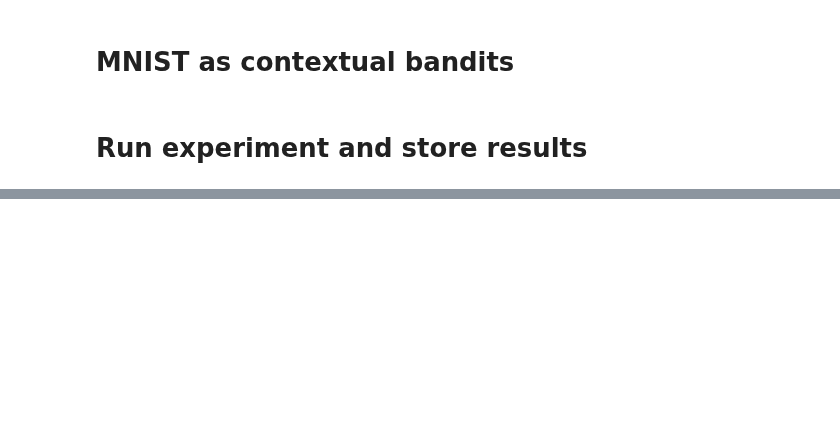
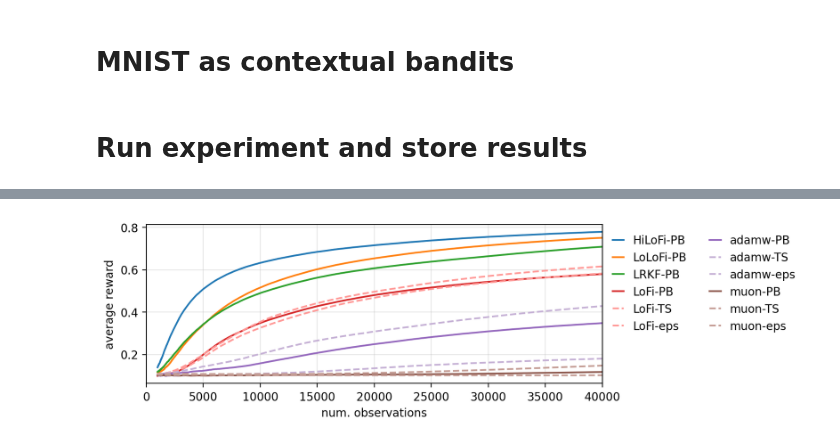
Before and after one commit to gerdm/low-rank-last-layer-inference, a Jupyter notebook: experiments/07-mnist-bandit-new.ipynb, the cells around one changed output, grey strips where cells are left out. Saved outputs shown, nothing was run; the diff lists cells and outputs as text; code cells hidden in the pictures; blank space fills up the shorter version.

```diff
--- a/experiments/07-mnist-bandit-new.ipynb
+++ b/experiments/07-mnist-bandit-new.ipynb
@@ -140,0 +45,13 @@ print(table.to_markdown())
+# %%
+def plot_rewards(rewards, hatch, color, **kwargs):
+    rewards = pd.DataFrame(rewards)
+    rewards_oracle = np.ones(len(rewards))[:, None]
+    regret = rewards_oracle - rewards
+
+    regret = regret.cumsum()
+    median = regret.mean(axis=1)
+    # lbound = stat.quantile(0.25, axis=1)
+    # ubound = stat.quantile(0.75, axis=1)
+
+    median.plot(color=color, **kwargs)
+    # plt.fill_between(median.index, lbound, ubound, alpha=0.2, color=color, hatch=hatch)
@@ -140,0 +84,84 @@ print(table.to_markdown())
+# %%
+%%time
+fig, ax = plt.subplots(figsize=(7.2, 4.2 * 0.6))
+
+res_methods = {}
+
+colors = sns.color_palette("tab20")
+hatches = ["x", "o"]
+for i, agent in enumerate(sorted(agents)):
+    agent_path_predictive = f"./output/{agent}_predictive_bayes_{date}.pkl"
+    agent_path_ts = f"./output/{agent}_ts_{date}.pkl"
+    agent_path_eps = f"./output/{agent}_eps_5_{date}.pkl"
+
+    agent = agent_map[agent]
+    res = pd.read_pickle(agent_path_predictive)
+    plot_rewards(
+        res["rewards"].T, label=rf"{agent}-PB",
+        color=colors[2 * i], hatch=hatches[i % 2]
+    )
+
+    res_methods[f"{agent}-pBayes"] = {
+        "reward": res["rewards"].sum(axis=1).mean(),
+        "regret": (40_000 - res["rewards"].sum(axis=1)).mean(),
+        "time": res["time"],
+        "reward_prop": (res["rewards"].sum(axis=1) / 40_000).mean(),
+        "reward_prop_std": (res["rewards"].sum(axis=1) / 40_000).std(),
+        "sampling": "PS",
+        "agent": agent,
+    }
+
+    if agent in ["HiLoFi", "LoLoFi", "LRKF"]:
+        continue
+
+    res = pd.read_pickle(agent_path_ts)
+    plot_rewards(
+        res["rewards"].T, label=f"{agent}-TS", linestyle="--",
+        color=colors[2 * i  + 1], hatch=hatches[(2 * i  + 1) % 2]
+    )
+
+    res_methods[f"{agent}-ts"] = {
+        "reward": res["rewards"].sum(axis=1).mean(),
+        "regret": (40_000 - res["rewards"].sum(axis=1)).mean(),
+        "time": res["time"],
+        "reward_prop": (res["rewards"].sum(axis=1) / 40_000).mean(),
+        "reward_prop_std": (res["rewards"].sum(axis=1) / 40_000).std(),
+        "sampling": "TS",
+        "agent": agent,
+    }
+
+
+    res = pd.read_pickle(agent_path_eps)
+    plot_rewards(
+        res["rewards"].T, label=f"{agent}-eps", linestyle="--",
+        color=colors[2 * i  + 1], hatch=hatches[(2 * i  + 1) % 2]
+    )
+
+    res_methods[f"{agent}-eps"] = {
+        "reward": res["rewards"].sum(axis=1).mean(),
+        "regret": (40_000 - res["rewards"].sum(axis=1)).mean(),
+        "time": res["time"],
+        "reward_prop": (res["rewards"].sum(axis=1) / 40_000).mean(),
+        "reward_prop_std": (res["rewards"].sum(axis=1) / 40_000).std(),
+        "sampling": "eps",
+        "agent": agent,
+    }
+
+
+
+
+plt.legend(ncol=2, handlelength=1, bbox_to_anchor=(1,1), frameon=False)
+plt.xlabel("num. observations")
+plt.ylabel("average reward")
+plt.grid(alpha=0.3)
+plt.xlim(0, 40_000)
+# plt.savefig("../figures/mnist-bandit-reward.png", dpi=300, bbox_inches="tight")
+
+res_methods = pd.DataFrame(res_methods)
+res_methods.loc["minutes"] = res_methods.loc["time"] / 60
+res_methods = res_methods.rename({
+    "reward": "cumulative reward",
+}).rename({
+    "FLoRES-ts": "HiLoFi-pBayes"
+}, axis=1)
+# %% [output]
@@ -140,0 +170 @@ print(table.to_markdown())
+[figure, added]
```
Also changed, not shown: parts of 20 cells of this notebook.
